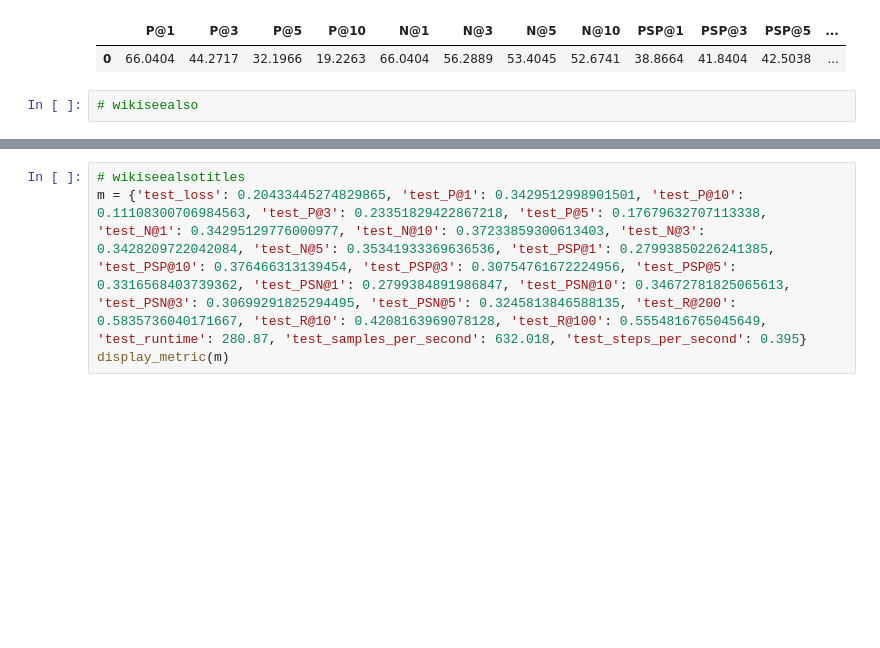
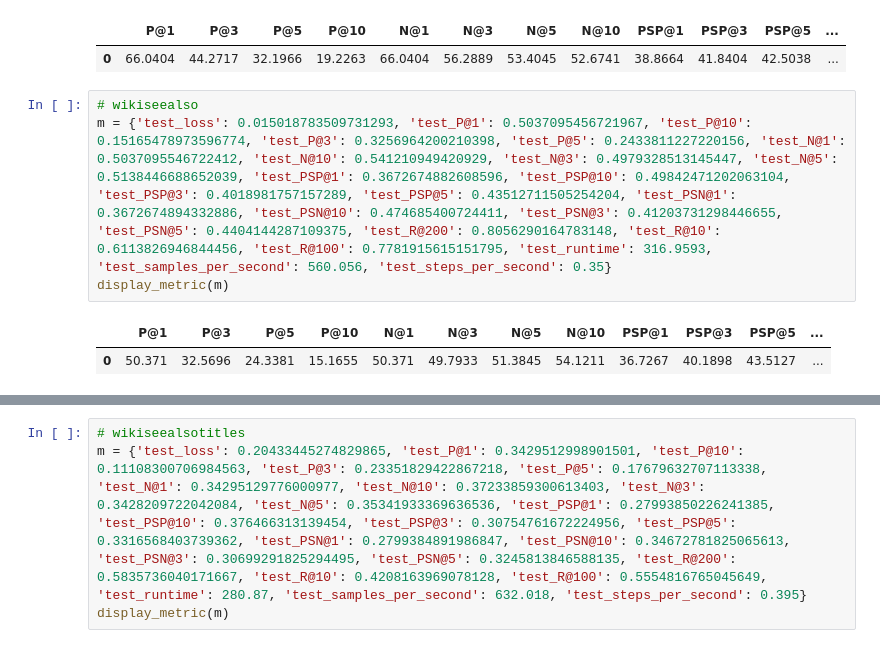
Before and after one commit to suchith720/medic, a Jupyter notebook: nbs/21_experiment-summary.ipynb, the cells around one changed output, grey strips where cells are left out. Drawn from its saved outputs; the diff is of its cells as text; blank space fills up the shorter version.

```diff
--- a/nbs/21_experiment-summary.ipynb
+++ b/nbs/21_experiment-summary.ipynb
@@ -30,5 +35,10 @@ display_metric(m)
 | 0 | 66.0404 | 44.2717 | 32.1966 | 19.2263 | 66.0404 | 56.2889 | 53.4045 | 52.6741 | 38.8664 | 41.8404 | 42.5038 | ... |
 # %%
 # wikiseealso
+m = {'test_loss': 0.015018783509731293, 'test_P@1': 0.5037095456721967, 'test_P@10': 0.15165478973596774, 'test_P@3': 0.3256964200210398, 'test_P@5': 0.2433811227220156, 'test_N@1': 0.5037095546722412, 'test_N@10': 0.541210949420929, 'test_N@3': 0.4979328513145447, 'test_N@5': 0.5138446688652039, 'test_PSP@1': 0.3672674882608596, 'test_PSP@10': 0.49842471202063104, 'test_PSP@3': 0.4018981757157289, 'test_PSP@5': 0.43512711505254204, 'test_PSN@1': 0.3672674894332886, 'test_PSN@10': 0.474685400724411, 'test_PSN@3': 0.41203731298446655, 'test_PSN@5': 0.4404144287109375, 'test_R@200': 0.8056290164783148, 'test_R@10': 0.6113826946844456, 'test_R@100': 0.7781915615151795, 'test_runtime': 316.9593, 'test_samples_per_second': 560.056, 'test_steps_per_second': 0.35}
+display_metric(m)
+# %% [output]
+|  | P@1 | P@3 | P@5 | P@10 | N@1 | N@3 | N@5 | N@10 | PSP@1 | PSP@3 | PSP@5 | ... |
+| 0 | 50.371 | 32.5696 | 24.3381 | 15.1655 | 50.371 | 49.7933 | 51.3845 | 54.1211 | 36.7267 | 40.1898 | 43.5127 | ... |
 # %%
 # wikipedia
```
Also changed, not shown: parts of 26 cells of this notebook, 4 other files.
